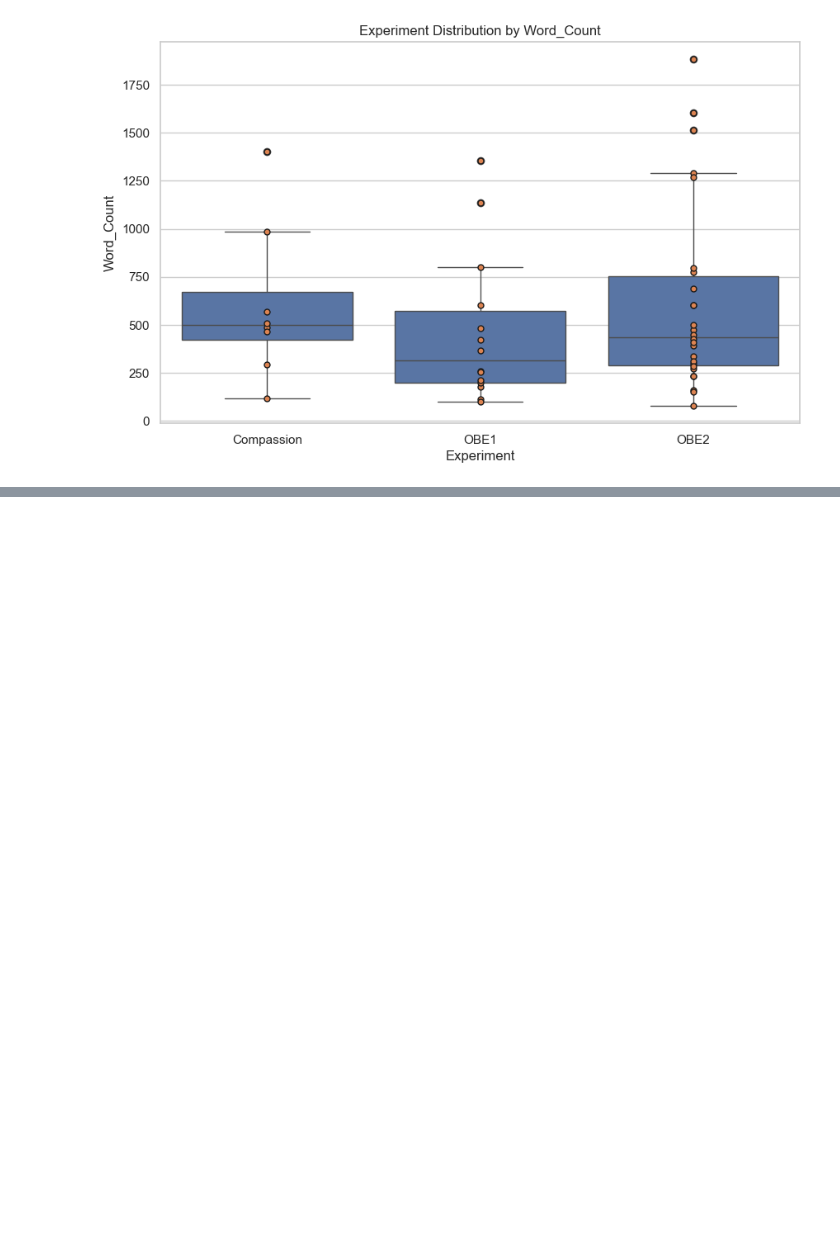
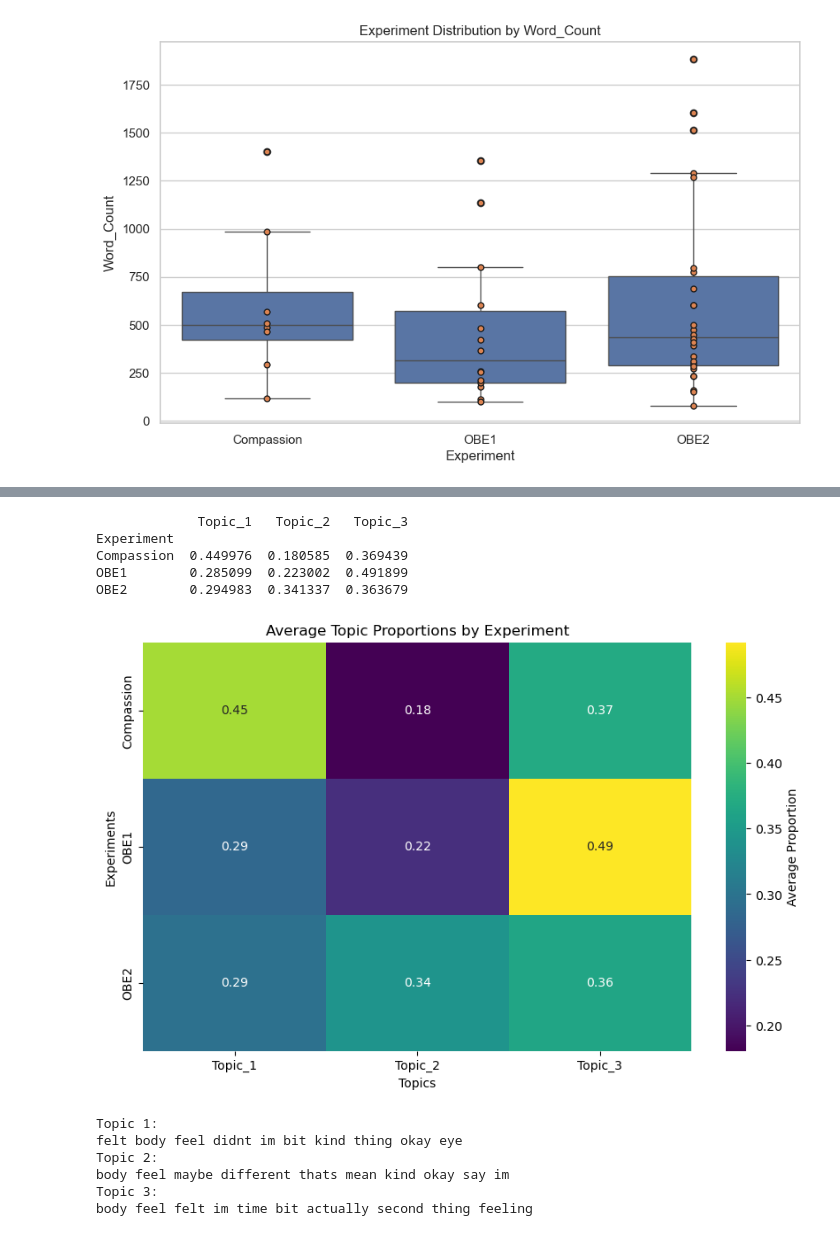
Before and after one commit to AfroDeivid/automatic-interviews-processing, a Jupyter notebook: src/analysis.ipynb, the cells around one changed output, grey strips where cells are left out. Cells and saved outputs as stored; diff of their text form; code cells hidden in the pictures; blank space fills up the shorter version.

```diff
--- a/src/analysis.ipynb
+++ b/src/analysis.ipynb
@@ -264,0 +200,25 @@ for experiment_df, _ in clustered_dfs_bert:
+# %%
+for experiment in df_participant["Experiment"].unique():
+
+    lda_model = experiment_models[experiment]['lda_model']
+    vectorizer = experiment_models[experiment]['vectorizer']
+    topic_matrix = experiment_models[experiment]['topic_matrix']
+
+    print(f"Topics for {experiment}:")
+    experiment_topics = display_topics(lda_model, vectorizer)
+
+    # Visualize topic distribution per participant
+    topic_columns = [f"Topic_{i+1}" for i in range(topic_matrix.shape[1])]
+    for i, col in enumerate(topic_columns):
+        experiment_data[col] = topic_matrix[:, i]
+
+    # Set participant IDs as index for the heatmap
+    heatmap_data = experiment_data.set_index('Id')[topic_columns]
+
+    # Plot heatmap
+    plt.figure(figsize=(10, 8))
+    sns.heatmap(heatmap_data, cmap="viridis", annot=True, fmt=".2f", cbar_kws={'label': 'Proportion'})
+    plt.title(f"Topic Distribution Per Participant in {experiment}")
+    plt.xlabel("Topics")
+    plt.ylabel("Participant ID")
+    plt.show()
@@ -264,0 +244,41 @@ for experiment_df, _ in clustered_dfs_bert:
+# %%
+# Aggregate topic proportions by experiment
+experiment_topic_averages = grouped_df.groupby('Experiment')[topic_columns].mean()
+
+# Preview the average topic proportions by experiment
+print(experiment_topic_averages)
+# %% [output]
+             Topic_1   Topic_2   Topic_3
+Experiment
+Compassion  0.449976  0.180585  0.369439
+OBE1        0.285099  0.223002  0.491899
+OBE2        0.294983  0.341337  0.363679
+# %%
+import matplotlib.pyplot as plt
+import seaborn as sns
+
+# Heatmap for topic proportions
+plt.figure(figsize=(10, 6))
+sns.heatmap(experiment_topic_averages, annot=True, fmt=".2f", cmap="viridis", cbar_kws={'label': 'Average Proportion'})
+plt.title("Average Topic Proportions by Experiment")
+plt.xlabel("Topics")
+plt.ylabel("Experiments")
+plt.show()
+# %% [output]
+[figure, added]
+# %%
+def display_topics(model, feature_names, no_top_words=10):
+    for topic_idx, topic in enumerate(model.components_):
+        print(f"Topic {topic_idx + 1}:")
+        print(" ".join([feature_names[i] for i in topic.argsort()[:-no_top_words - 1:-1]]))
+
+# Display the top words for each topic
+feature_names = vectorizer.get_feature_names_out()
+display_topics(lda_model, feature_names)
+# %% [output]
+Topic 1:
+felt body feel didnt im bit kind thing okay eye
+Topic 2:
+body feel maybe different thats mean kind okay say im
+Topic 3:
+body feel felt im time bit actually second thing feeling
```
Also changed, not shown: parts of 33 cells of this notebook, 16 other files.
